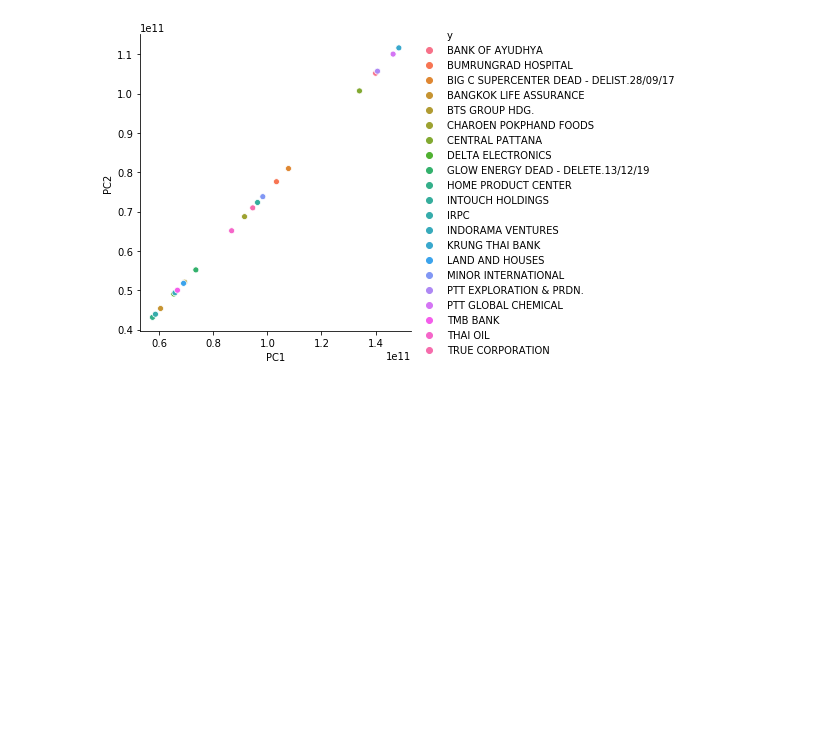
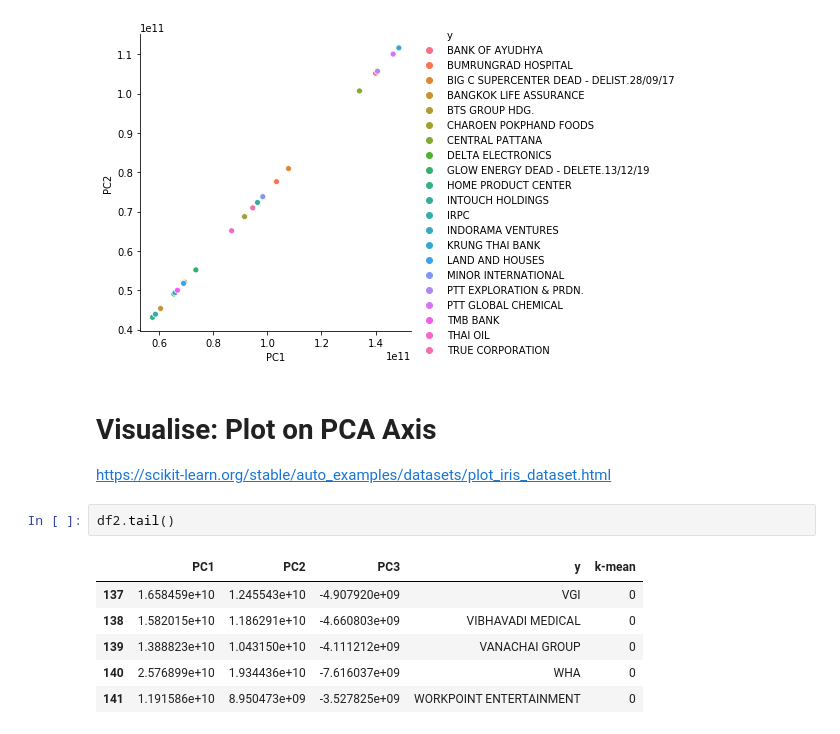
Before and after one commit to chayapan/thesis, a Jupyter notebook: 2.0 Feature Engineering/ClusteringAnalysis/FS4_PCA+KMeans_3grp.ipynb, the cells around one changed output. Saved outputs shown, nothing was run; the diff lists cells and outputs as text; blank space fills up the shorter version.

```diff
--- a/2.0 Feature Engineering/ClusteringAnalysis/FS4_PCA+KMeans_3grp.ipynb
+++ b/2.0 Feature Engineering/ClusteringAnalysis/FS4_PCA+KMeans_3grp.ipynb
@@ -324,3 +324,16 @@ sns.relplot(x="PC1", y="PC2", hue="y", data=grp3)
 # %% [output]
 <seaborn.axisgrid.FacetGrid at 0x...>
 [figure]
+# %% [markdown]
+# Visualise: Plot on PCA Axis
+
+https://scikit-learn.org/stable/auto_examples/datasets/plot_iris_dataset.html
+# %%
+df2.tail()
+# %% [output]
+|  | PC1 | PC2 | PC3 | y | k-mean |
+| 137 | 1.658459e+10 | 1.245543e+10 | -4.907920e+09 | VGI | 0 |
+| 138 | 1.582015e+10 | 1.186291e+10 | -4.660803e+09 | VIBHAVADI MEDICAL | 0 |
+| 139 | 1.388823e+10 | 1.043150e+10 | -4.111212e+09 | VANACHAI GROUP | 0 |
+| 140 | 2.576899e+10 | 1.934436e+10 | -7.616037e+09 | WHA | 0 |
+| 141 | 1.191586e+10 | 8.950473e+09 | -3.527825e+09 | WORKPOINT ENTERTAINMENT | 0 |
```
Also changed, not shown: parts of 4 cells of this notebook, 2 other files.
